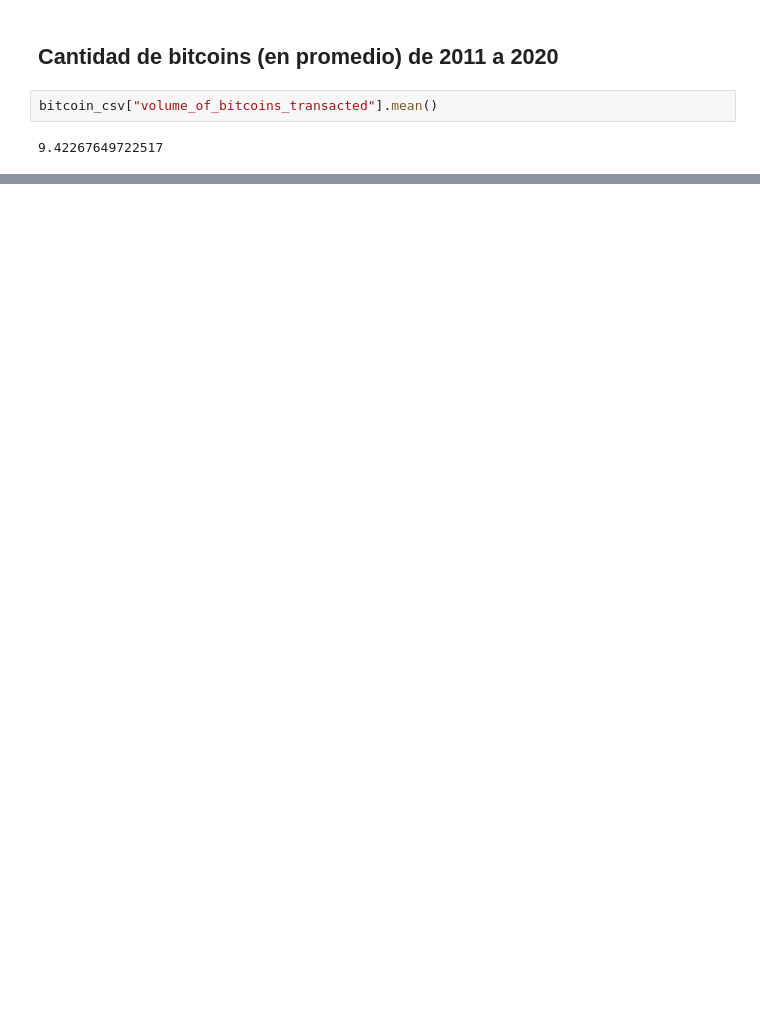
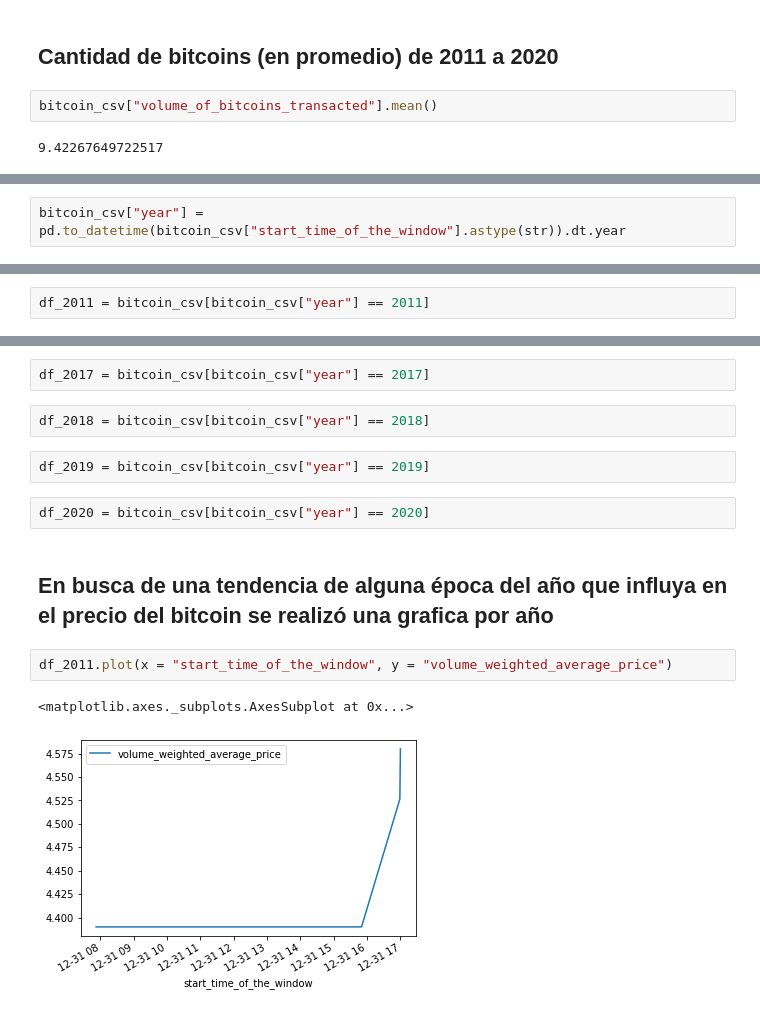
Before and after one commit to IsauraRs/BEDU_Equipo1, a Jupyter notebook: ProyectoPython/ProyectoEquipo1.ipynb, the cells around one changed output, grey strips where cells are left out. Cells and saved outputs as stored; diff of their text form; blank space fills up the shorter version.

```diff
--- a/ProyectoPython/ProyectoEquipo1.ipynb
+++ b/ProyectoPython/ProyectoEquipo1.ipynb
@@ -409,0 +299,2 @@ KeyError: ignored
+# %%
+bitcoin_csv["year"] = pd.to_datetime(bitcoin_csv["start_time_of_the_window"].astype(str)).dt.year
@@ -409,0 +309,2 @@ KeyError: ignored
+# %%
+df_2011 = bitcoin_csv[bitcoin_csv["year"] == 2011]
@@ -409,0 +321,15 @@ KeyError: ignored
+# %%
+df_2017 = bitcoin_csv[bitcoin_csv["year"] == 2017]
+# %%
+df_2018 = bitcoin_csv[bitcoin_csv["year"] == 2018]
+# %%
+df_2019 = bitcoin_csv[bitcoin_csv["year"] == 2019]
+# %%
+df_2020 = bitcoin_csv[bitcoin_csv["year"] == 2020]
+# %% [markdown]
+## En busca de una tendencia de alguna época del año que influya en el precio del bitcoin se realizó una grafica por año
+# %%
+df_2011.plot(x = "start_time_of_the_window", y = "volume_weighted_average_price")
+# %% [output]
+<matplotlib.axes._subplots.AxesSubplot at 0x...>
+[figure, added]
```
Also changed, not shown: parts of 52 cells of this notebook.
